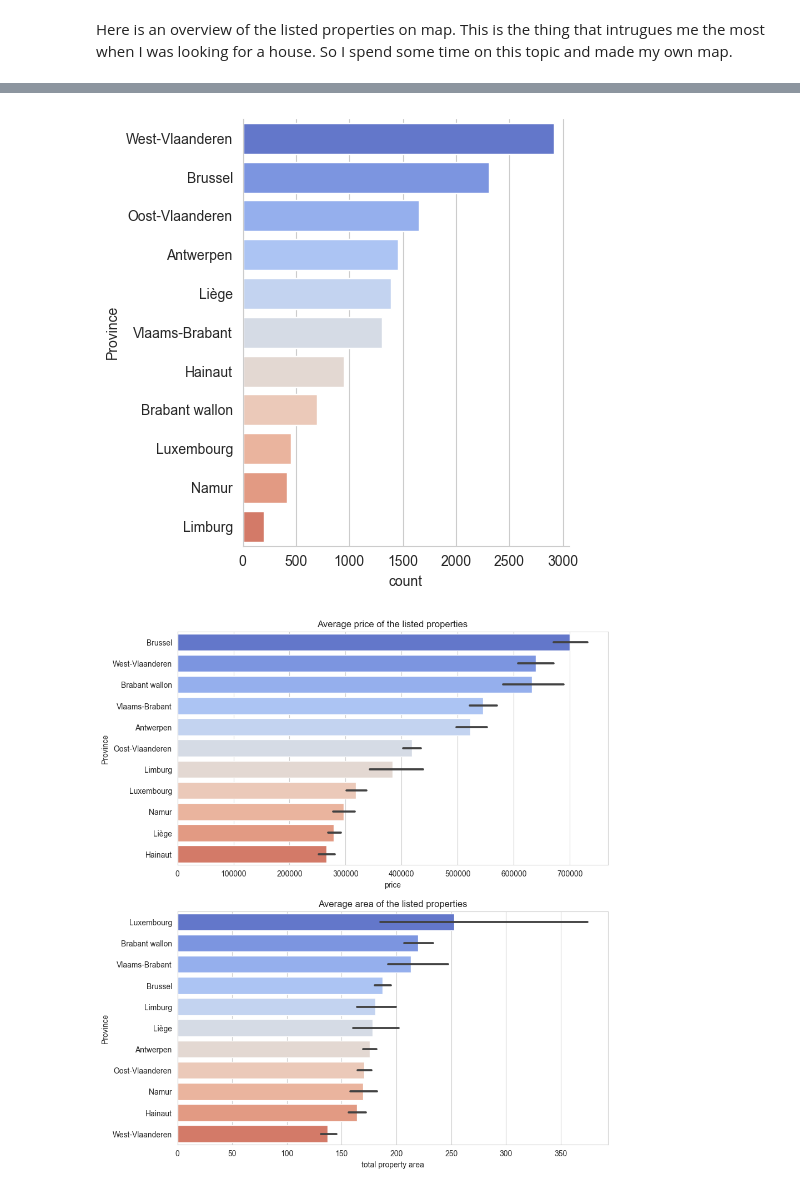
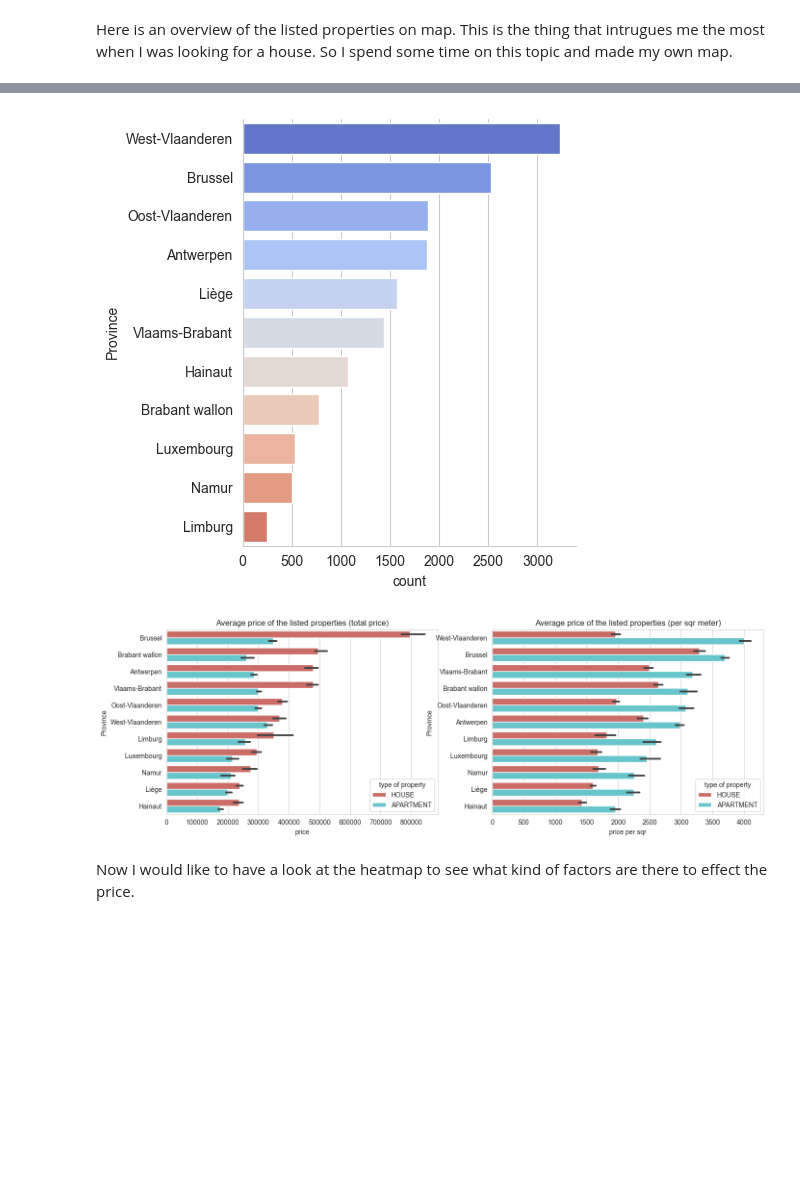
Before and after one commit to Spike815/Real_Estate_Analysis, a Jupyter notebook: Analysis.ipynb, the cells around one changed output, grey strips where cells are left out. Drawn from its saved outputs; the diff is of its cells as text; code cells hidden in the pictures; blank space fills up the shorter version.

```diff
--- a/Analysis.ipynb
+++ b/Analysis.ipynb
@@ -64,7 +68,7 @@ Clean up the gemeente info first:
 - change the type of Postalcode to int
 - change Brussels Hoofdstedelijk Gewest to Brussel
 # %%
-post_code.drop(columns=['Deelgemeente','Facili-',"Inwoners",'Vertaling naam'],inplace=True)
+post_code.drop(columns=['Deelgemeente','Vertaling naam',"Inwoners"],inplace=True)
 post_code.columns = ["postalCode","Gemeente","Province"]
 post_code.dropna(subset="postalCode")
 post_code.drop_duplicates(subset="postalCode",keep='first',inplace =True)
@@ -73,3 +79,10 @@ post_code["postalCode"]=post_code["postalCode"].astype(str)
+# %%
+# reference website: https://en.wikipedia.org/wiki/Provinces_of_Belgium
+population_info={"Province":["Antwerpen","Oost-Vlaanderen","Vlaams-Brabant","Limburg","Hainaut","West-Vlaanderen","Liège","Luxembourg","Namur","Brabant wallon","Brussel"],
+                 "Population":[1857986,1515064,1146175,874048,1196796,1344241,1106992,284638,494325,403599,1208542],
+                 "Area(km2)":[2876,3007,2118,2427,3197,3813,3857,4459,3675,1097,162.4],
+                 "Density":[647,504,542,361,375,353,288,63,135,368,7442]}
+population_df=pd.DataFrame(population_info)
 # %% [markdown]
 Clean the "locality" and "province" columns of data , by mapping it to the correct ones in post_code
 # %%
@@ -77,5 +90,5 @@ Clean the "locality" and "province" columns of data , by mapping it to the corre
 # Wrong approach: iterate through the data, assign the right value of locality from post_code["Gemeente"]
 # Right way to do it: name the series in post_code with the same name, and merge two dataframes!!!
 data = data.merge(post_code,how="left",on="postalCode")
+data =data.merge(population_df,on="Province",how="left")
 data = data.drop(columns=["province"])
-data
@@ -138,6 +131,8 @@ Drop the duplicates with the same coordinates, price and size:
 condition = data[["latitude","longitude","street","price","total property area"]].duplicated(keep=False)
 #pass the returned boolean to data, get the index of the duplicates
 data = data.drop(data[condition].index)
+data = data[data["total property area"]>0]
+data["price per sqr"]=data["price"]/data["total property area"]
 display(data)
 # %% [output]
 |  | id | type of property | subtype of property | locality | latitude | longitude | street | postalCode | ... |
@@ -205,14 +202,21 @@ plt.show()
 sns.catplot(kind="count",data =data, y="Province",order = data.value_counts("Province").index)
 plt.show()
 # %% [output]
-[figure, old version]
+[figure, new version]
 # %%
 #Let's dive in a bit more, and have a look at the average price and area of the listed properties per province
-fig, (ax0,ax1) = plt.subplots(nrows=2,ncols=1,figsize=(10,12))
-sns.barplot(ax=ax0,data=data,x="price",y="Province",order=data.groupby("Province")['price'].mean().sort_values(ascending=False).index)
-ax0.set(title="Average price of the listed properties")
-sns.barplot(ax=ax1,data=data,x="total property area",y="Province",order=data.groupby("Province")['total property area'].mean().sort_values(ascending=False).index)
-ax1.set(title="Average area of the listed properties")
+fig, (ax0,ax1) = plt.subplots(nrows=1,ncols=2,figsize=(16,5))
+
+sns.barplot(data=data,x="price",y="Province",estimator="median",palette="hls",
+            hue="type of property",ax=ax0,
+            order=data[data["type of property"]=="HOUSE"].groupby("Province")['price'].median().sort_values(ascending=False).index)
+sns.barplot(data=data,x="price per sqr",y="Province",estimator="median",palette="hls",
+            hue="type of property",ax=ax1,
+            order=data[data["type of property"]=="APARTMENT"].groupby("Province")['price per sqr'].median().sort_values(ascending=False).index)
+ax0.set_title("Average price of the listed properties (total price)")
+ax1.set_title("Average price of the listed properties (per sqr meter)")
 plt.show()
 # %% [output]
-[figure, old version]
+[figure, new version]
+# %% [markdown]
+Now I would like to have a look at the heatmap to see what kind of factors are there to effect the price.
```
Also changed, not shown: parts of 25 cells of this notebook, 4 other files.
